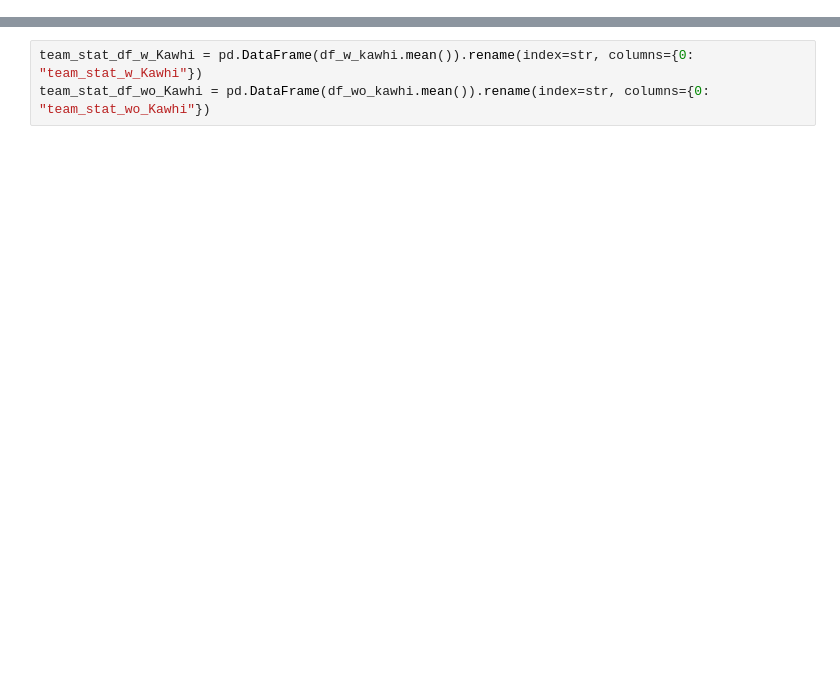
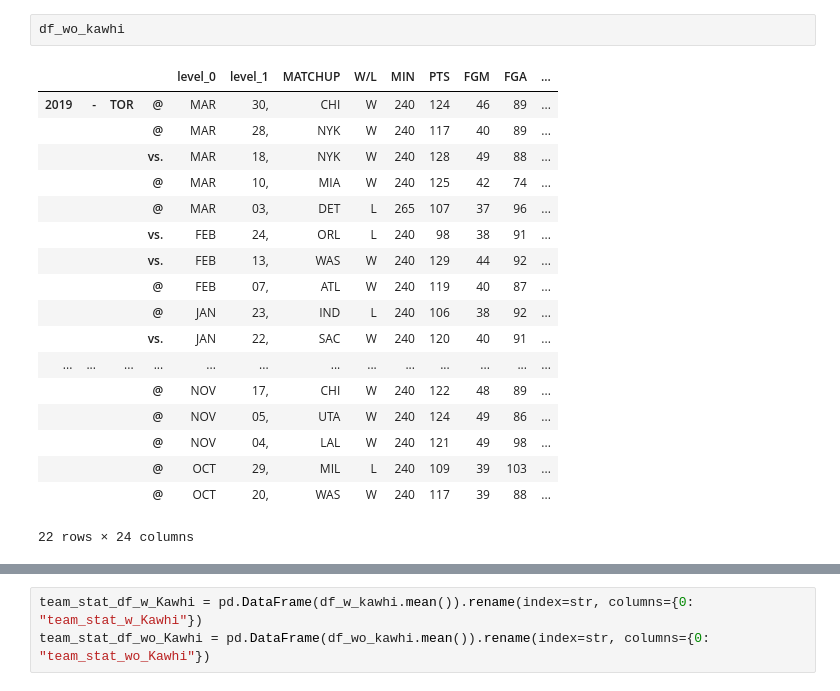
Before and after one commit to YangZhou123/nba_project, a Jupyter notebook: data_analsis_kawhi/data analysis - raptors' performance w vs wo kawhi.ipynb, the cells around one changed output, grey strips where cells are left out. Drawn from its saved outputs; the diff is of its cells as text; blank space fills up the shorter version.

```diff
--- a/data_analsis_kawhi/data analysis - raptors' performance w vs wo kawhi.ipynb
+++ b/data_analsis_kawhi/data analysis - raptors' performance w vs wo kawhi.ipynb
@@ -31,0 +62,21 @@ df_team_stat = pd.DataFrame.from_dict(dictionary,orient='index').rename(index=st
+# %%
+df_wo_kawhi
+# %% [output]
+|  |  |  |  | level_0 | level_1 | MATCHUP | W/L | MIN | PTS | FGM | FGA | ... |
+| 2019 | - | TOR | @ | MAR | 30, | CHI | W | 240 | 124 | 46 | 89 | ... |
+|  |  |  | @ | MAR | 28, | NYK | W | 240 | 117 | 40 | 89 | ... |
+|  |  |  | vs. | MAR | 18, | NYK | W | 240 | 128 | 49 | 88 | ... |
+|  |  |  | @ | MAR | 10, | MIA | W | 240 | 125 | 42 | 74 | ... |
+|  |  |  | @ | MAR | 03, | DET | L | 265 | 107 | 37 | 96 | ... |
+|  |  |  | vs. | FEB | 24, | ORL | L | 240 | 98 | 38 | 91 | ... |
+|  |  |  | vs. | FEB | 13, | WAS | W | 240 | 129 | 44 | 92 | ... |
+|  |  |  | @ | FEB | 07, | ATL | W | 240 | 119 | 40 | 87 | ... |
+|  |  |  | @ | JAN | 23, | IND | L | 240 | 106 | 38 | 92 | ... |
+|  |  |  | vs. | JAN | 22, | SAC | W | 240 | 120 | 40 | 91 | ... |
+| ... | ... | ... | ... | ... | ... | ... | ... | ... | ... | ... | ... | ... |
+|  |  |  | @ | NOV | 17, | CHI | W | 240 | 122 | 48 | 89 | ... |
+|  |  |  | @ | NOV | 05, | UTA | W | 240 | 124 | 49 | 86 | ... |
+|  |  |  | @ | NOV | 04, | LAL | W | 240 | 121 | 49 | 98 | ... |
+|  |  |  | @ | OCT | 29, | MIL | L | 240 | 109 | 39 | 103 | ... |
+|  |  |  | @ | OCT | 20, | WAS | W | 240 | 117 | 39 | 88 | ... |
+22 rows × 24 columns
```
Also changed, not shown: parts of 42 cells of this notebook.
